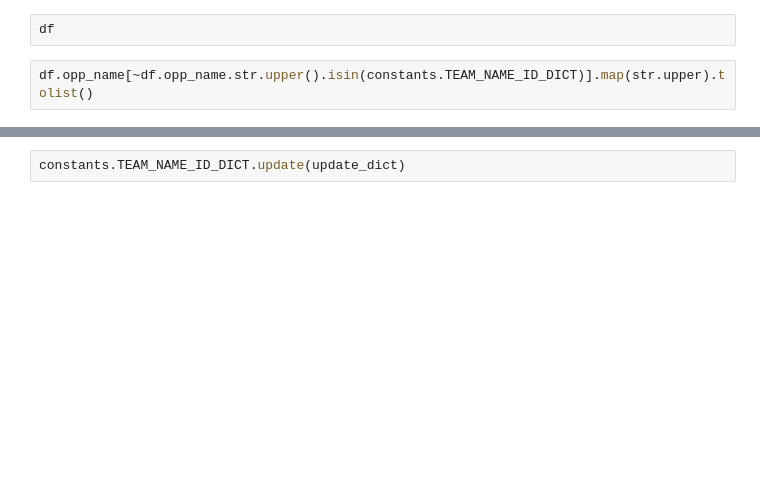
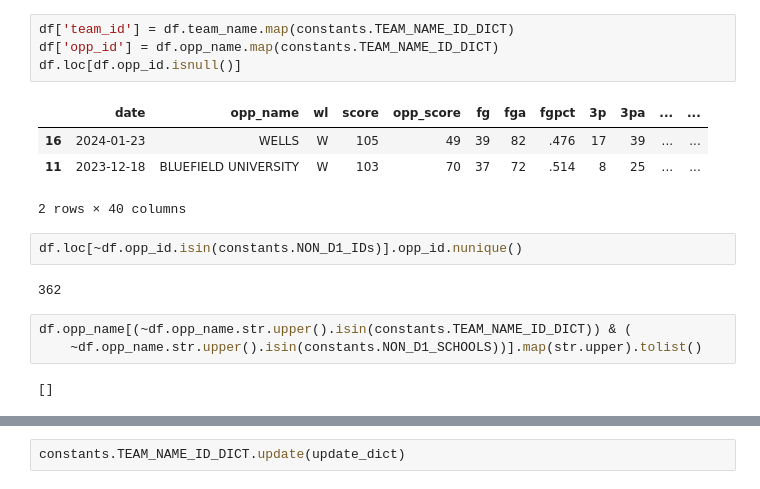
Before and after one commit to fmathews11/Adjusting_Basketball_Stats, a Jupyter notebook: Exploring_Differing_Team_Names.ipynb, the cells around one changed output, grey strips where cells are left out. Saved outputs shown, nothing was run; the diff lists cells and outputs as text; blank space fills up the shorter version.

Commit message:
Adding process to update non-D1 ids if teams continue to play non-d1 schools

```diff
--- a/Exploring_Differing_Team_Names.ipynb
+++ b/Exploring_Differing_Team_Names.ipynb
@@ -6,7 +20,21 @@ df.to_parquet('parquet_files/TEST_PARQUET.gzip',compression='gzip',index=False)
 # %%
-df
+df['team_id'] = df.team_name.map(constants.TEAM_NAME_ID_DICT)
+df['opp_id'] = df.opp_name.map(constants.TEAM_NAME_ID_DICT)
+df.loc[df.opp_id.isnull()]
+# %% [output]
+|  | date | opp_name | wl | score | opp_score | fg | fga | fgpct | 3p | 3pa | ... | ... |
+| 16 | 2024-01-23 | WELLS | W | 105 | 49 | 39 | 82 | .476 | 17 | 39 | ... | ... |
+| 11 | 2023-12-18 | BLUEFIELD UNIVERSITY | W | 103 | 70 | 37 | 72 | .514 | 8 | 25 | ... | ... |
+2 rows × 40 columns
+# %%
+df.loc[~df.opp_id.isin(constants.NON_D1_IDs)].opp_id.nunique()
+# %% [output]
+362
 # %%
-df.opp_name[~df.opp_name.str.upper().isin(constants.TEAM_NAME_ID_DICT)].map(str.upper).tolist()
+df.opp_name[(~df.opp_name.str.upper().isin(constants.TEAM_NAME_ID_DICT)) & (
+    ~df.opp_name.str.upper().isin(constants.NON_D1_SCHOOLS))].map(str.upper).tolist()
+# %% [output]
+[]
 # %%
 max_val = max(constants.TEAM_NAME_ID_DICT.values())
 max_val +=1
```
Also changed, not shown: parts of 7 cells of this notebook.
